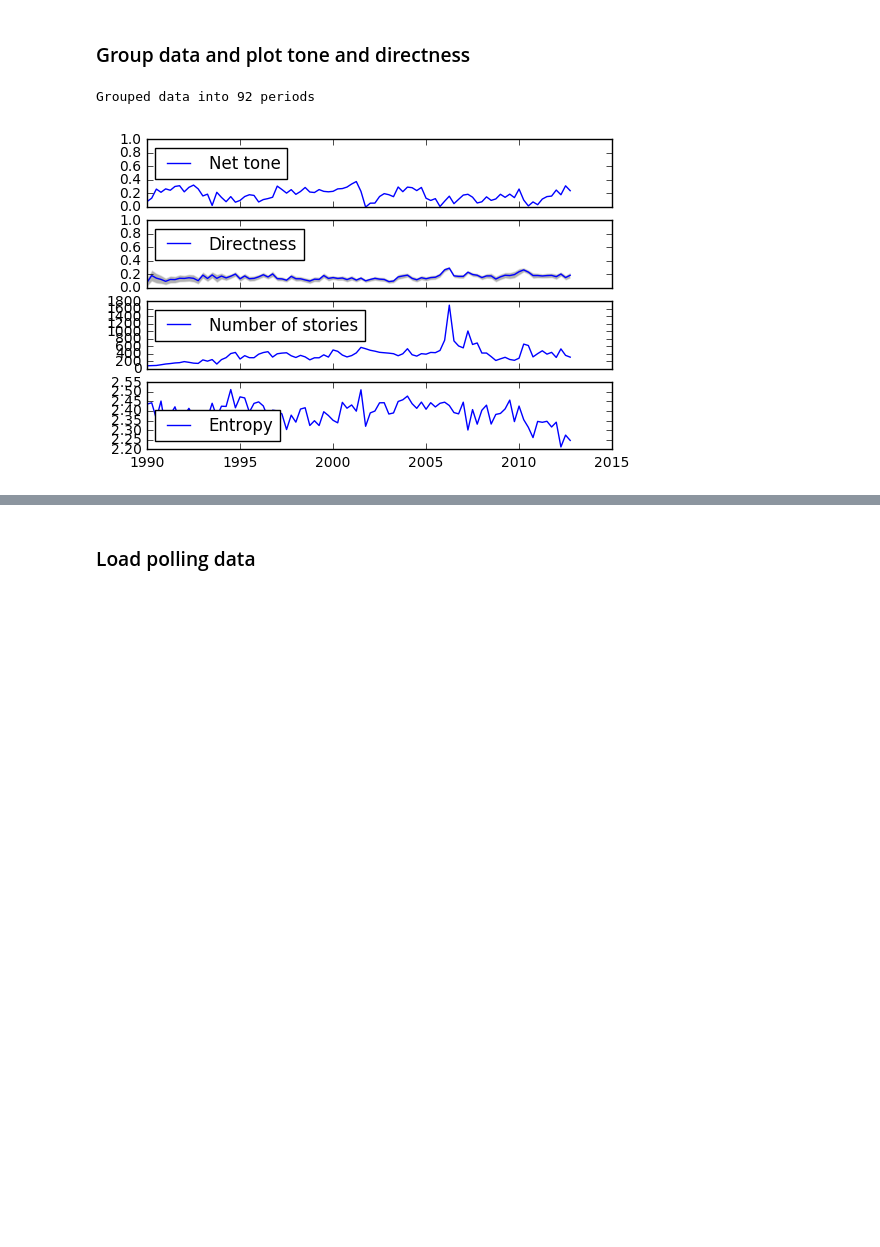
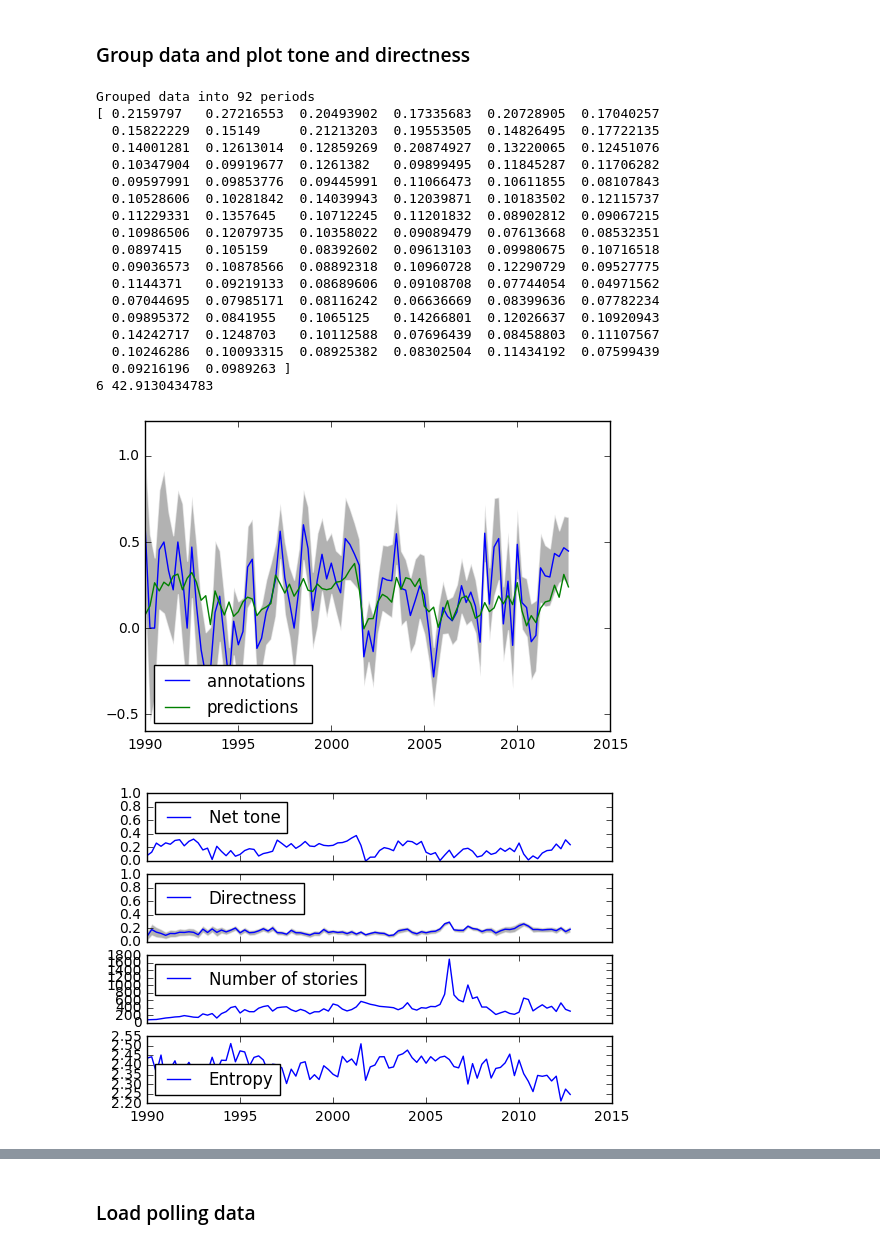
Before and after one commit to dallascard/predicting_public_opinion, a Jupyter notebook: immigration.ipynb, the cells around one changed output, grey strips where cells are left out. Cells and saved outputs as stored; diff of their text form; code cells hidden in the pictures; blank space fills up the shorter version.

```diff
--- a/immigration.ipynb
+++ b/immigration.ipynb
@@ -21,6 +21,8 @@ data_file = os.path.join(data_dir, 'immigration_with_metadata_2017_03_13.csv')
 
 data = misc.read_tone_data(data_file, first_year)
 
+tone_data = misc.read_tone_data(os.path.join(data_dir, 'immigration_tone_annotations.csv'), first_year, include_directness=False)
+
 last_date = data['date'].max()
 
 print "Loaded data for %d articles" % len(data.index)
@@ -28,22 +30,59 @@ print "Loaded data for %d articles" % len(data.index)
 Loaded data for 34770 articles
 # %% [markdown]
 ### Group data and plot tone and directness
-# %%
-# decide how to group data
-#group_by = 'month'
-group_by = 'quarter'
-
-reload(misc)
-reload(plotting)
-
-grouped = misc.group_tone_data(data, group_by)
-
-print "Grouped data into %d periods" % len(grouped.index)
-
-plotting.plot_variables(grouped)
-# %% [output]
-Grouped data into 92 periods
-[figure, removed]
+# %%
+# decide how to group data
+#group_by = 'month'
+group_by = 'quarter'
+
+reload(misc)
+reload(plotting)
+
+grouped = misc.group_tone_data(data, group_by)
+
+grouped_annotations = misc.group_tone_data(tone_data, group_by, use_frames=False, use_directness=False)
+
+
+print "Grouped data into %d periods" % len(grouped.index)
+
+N = grouped_annotations['stories'].values
+Pro = grouped_annotations['Pro'].values
+Anti = grouped_annotations['Anti'].values
+tone = Pro - Anti
+tone_sd = np.sqrt((Pro * (1-Pro) + Anti * ( 1- Anti)) / N)
+print tone_sd
+x = grouped_annotations['x']
+
+print np.min(N), np.mean(N)
+
+fig, ax = plt.subplots()
+ax.fill_between(x,  tone+tone_sd*2, tone-tone_sd*2, facecolor='grey', edgecolor='white', alpha=0.6)
+ax.plot(x, grouped_annotations['tone'], label='annotations')
+ax.plot(grouped['x'], grouped['tone'], label='predictions')
+ax.legend(loc='lower left')
+
+plotting.plot_variables(grouped)
+# %% [output]
+Grouped data into 92 periods
+[ 0.2159797   0.27216553  0.20493902  0.17335683  0.20728905  0.17040257
+  0.15822229  0.15149     0.21213203  0.19553505  0.14826495  0.17722135
+  0.14001281  0.12613014  0.12859269  0.20874927  0.13220065  0.12451076
+  0.10347904  0.09919677  0.1261382   0.09899495  0.11845287  0.11706282
+  0.09597991  0.09853776  0.09445991  0.11066473  0.10611855  0.08107843
+  0.10528606  0.10281842  0.14039943  0.12039871  0.10183502  0.12115737
+  0.11229331  0.1357645   0.10712245  0.11201832  0.08902812  0.09067215
+  0.10986506  0.12079735  0.10358022  0.09089479  0.07613668  0.08532351
+  0.0897415   0.105159    0.08392602  0.09613103  0.09980675  0.10716518
+  0.09036573  0.10878566  0.08892318  0.10960728  0.12290729  0.09527775
+  0.1144371   0.09219133  0.08689606  0.09108708  0.07744054  0.04971562
+  0.07044695  0.07985171  0.08116242  0.06636669  0.08399636  0.07782234
+  0.09895372  0.0841955   0.1065125   0.14266801  0.12026637  0.10920943
+  0.14242717  0.1248703   0.10112588  0.07696439  0.08458803  0.11107567
+  0.10246286  0.10093315  0.08925382  0.08302504  0.11434192  0.07599439
+  0.09216196  0.0989263 ]
+6 42.9130434783
+[figure, added]
+[figure, added]
 # %%
 reload(plotting)
 
```
Also changed, not shown: parts of 18 cells of this notebook, 9 other files.
